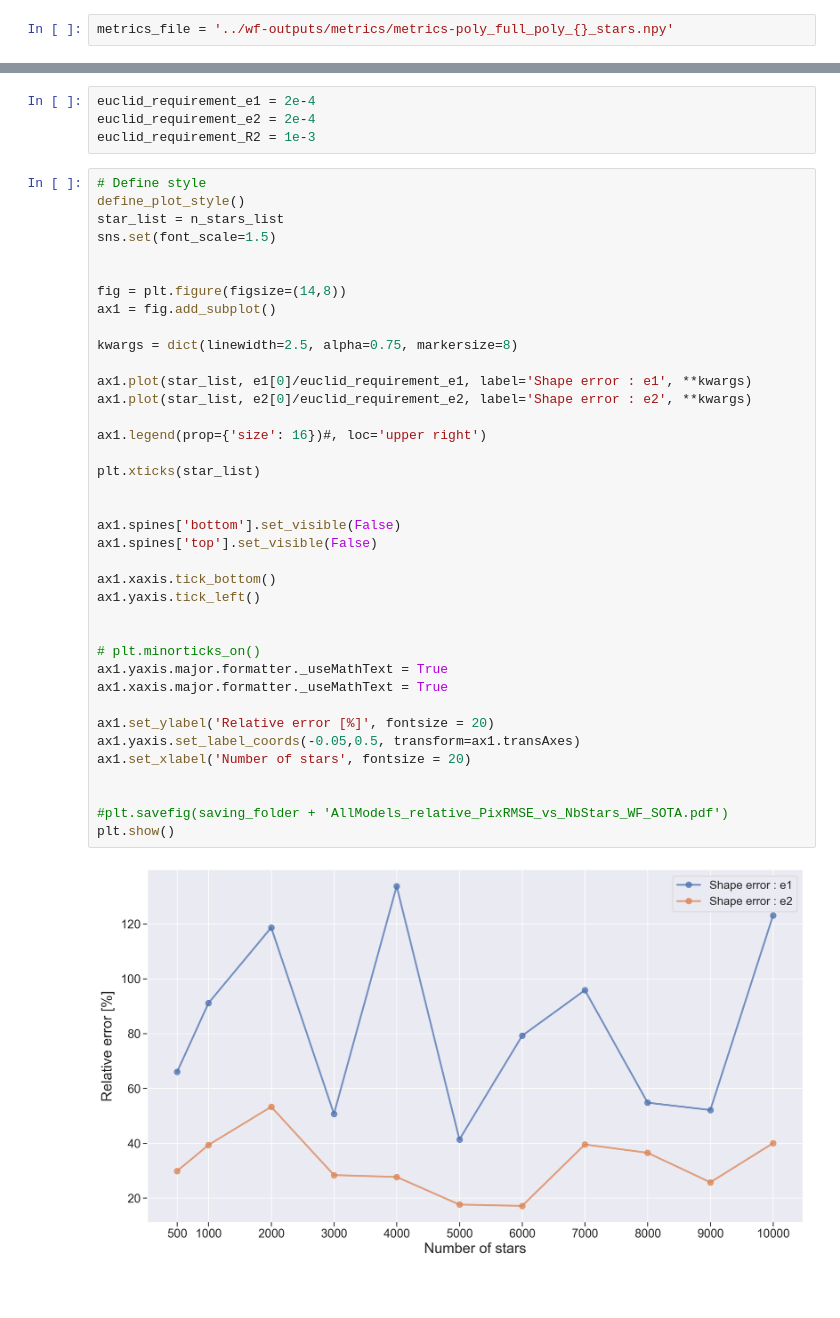
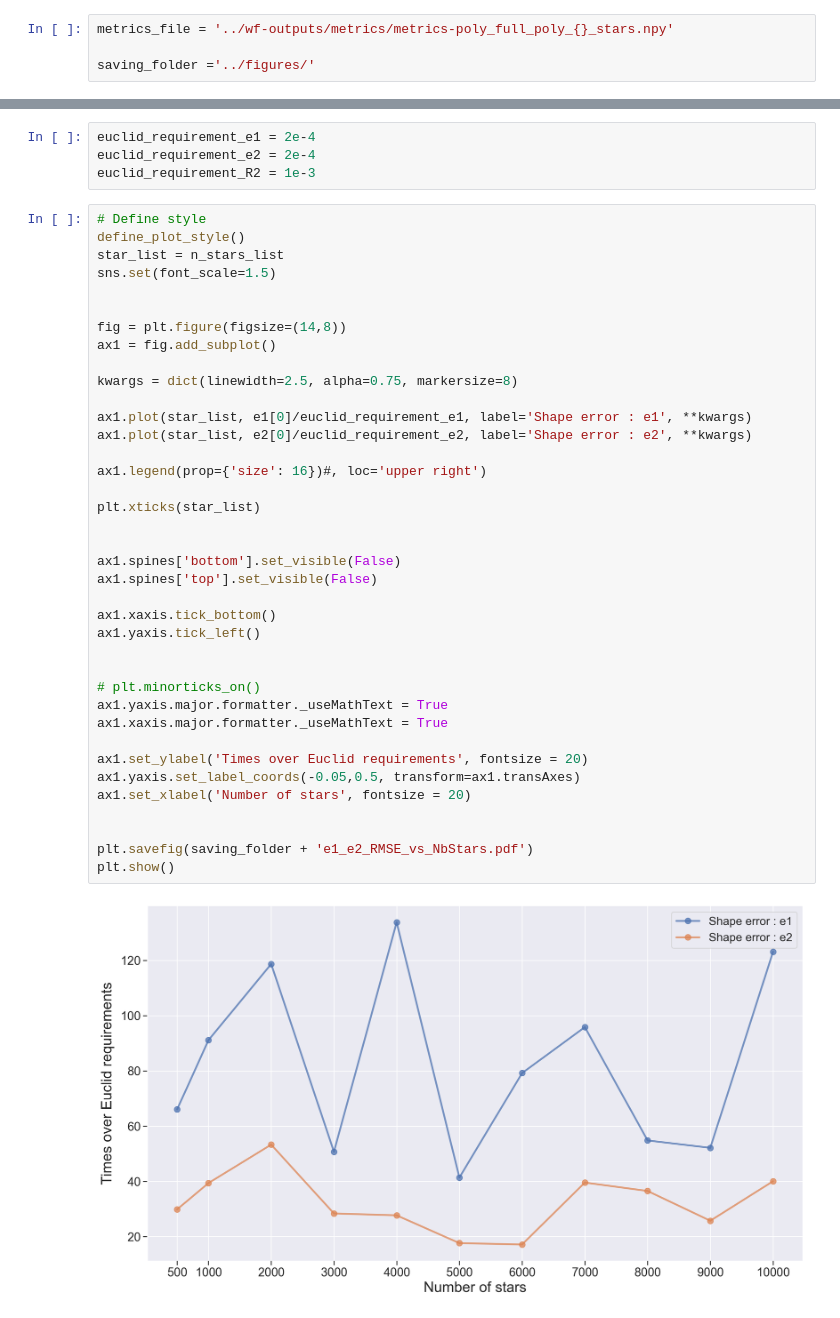
Before and after one commit to tobias-liaudat/wf-SEDs, a Jupyter notebook: more_stars/notebooks/10k_train_results.ipynb, the cells around one changed output, grey strips where cells are left out. Cells and saved outputs as stored; diff of their text form; blank space fills up the shorter version.

Commit message:
present shape results as times over Euclid requirements.

```diff
--- a/more_stars/notebooks/10k_train_results.ipynb
+++ b/more_stars/notebooks/10k_train_results.ipynb
@@ -29,6 +29,8 @@ def define_plot_style():
     mpl.rcParams.update(plot_style)
 # %%
 metrics_file = '../wf-outputs/metrics/metrics-poly_full_poly_{}_stars.npy'
+
+saving_folder ='../figures/'
 # %%
 n_stars_list = [500, 1000, 2000, 3000, 4000, 5000, 6000, 7000, 8000, 9000, 10000]
 metrics_dict_list = [np.load(metrics_file.format(n_stars), allow_pickle=True)[()] for n_stars in n_stars_list]
@@ -94,36 +96,36 @@ sns.set(font_scale=1.5)
 fig = plt.figure(figsize=(14,8))
 ax1 = fig.add_subplot()
 
 kwargs = dict(linewidth=2.5, alpha=0.75, markersize=8)
 
 ax1.plot(star_list, e1[0]/euclid_requirement_e1, label='Shape error : e1', **kwargs)
 ax1.plot(star_list, e2[0]/euclid_requirement_e2, label='Shape error : e2', **kwargs)
 
 ax1.legend(prop={'size': 16})#, loc='upper right')
 
 plt.xticks(star_list)
 
 
 ax1.spines['bottom'].set_visible(False)
 ax1.spines['top'].set_visible(False)
 
 ax1.xaxis.tick_bottom()
 ax1.yaxis.tick_left()
 
 
 # plt.minorticks_on()
 ax1.yaxis.major.formatter._useMathText = True
 ax1.xaxis.major.formatter._useMathText = True
 
-ax1.set_ylabel('Relative error [%]', fontsize = 20)
+ax1.set_ylabel('Times over Euclid requirements', fontsize = 20)
 ax1.yaxis.set_label_coords(-0.05,0.5, transform=ax1.transAxes)
 ax1.set_xlabel('Number of stars', fontsize = 20)
 
 
-#plt.savefig(saving_folder + 'AllModels_relative_PixRMSE_vs_NbStars_WF_SOTA.pdf')
+plt.savefig(saving_folder + 'e1_e2_RMSE_vs_NbStars.pdf')
 plt.show()
 # %% [output]
-[figure, old version]
+[figure, new version]
 # %%
 # Define style
 define_plot_style()
```
Also changed, not shown: parts of 2 cells of this notebook, 3 other files.
